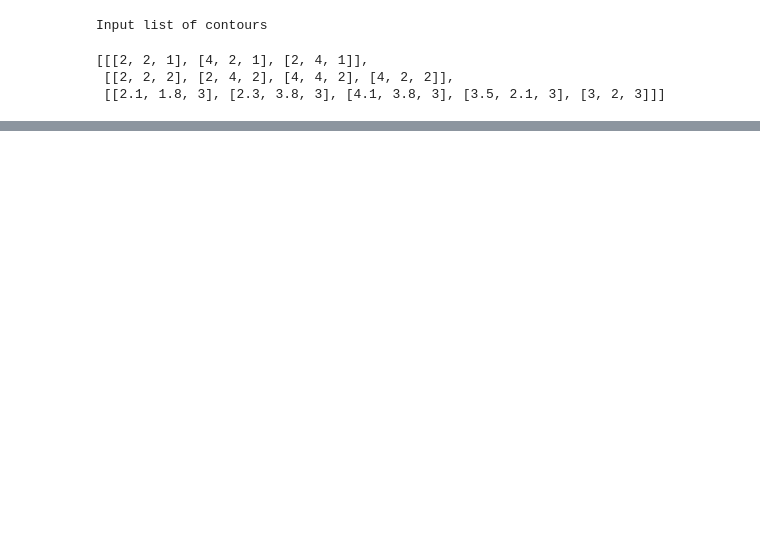
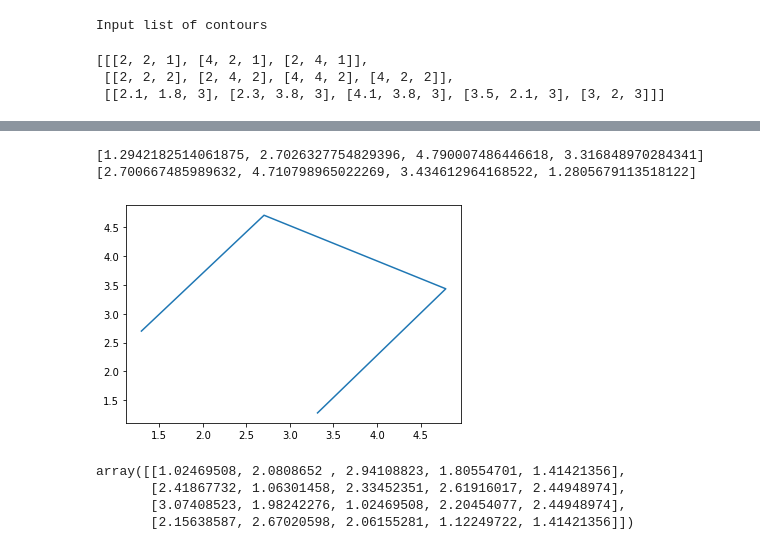
Before and after one commit to mmilch01/pymipl, a Jupyter notebook: Expand3DContour.ipynb, the cells around one changed output, grey strips where cells are left out. Drawn from its saved outputs; the diff is of its cells as text; code cells hidden in the pictures; blank space fills up the shorter version.

```diff
--- a/Expand3DContour.ipynb
+++ b/Expand3DContour.ipynb
@@ -99,0 +144,13 @@ List of output normals
+# %%
+show_contour(c_out[1])
+# %% [output]
+[1.2942182514061875, 2.7026327754829396, 4.790007486446618, 3.316848970284341]
+[2.700667485989632, 4.710798965022269, 3.434612964168522, 1.2805679113518122]
+[figure, added]
+# %%
+cdist(c[1],c[2])
+# %% [output]
+array([[1.02469508, 2.0808652 , 2.94108823, 1.80554701, 1.41421356],
+       [2.41867732, 1.06301458, 2.33452351, 2.61916017, 2.44948974],
+       [3.07408523, 1.98242276, 1.02469508, 2.20454077, 2.44948974],
+       [2.15638587, 2.67020598, 2.06155281, 1.12249722, 1.41421356]])
```
Also changed, not shown: parts of 7 cells of this notebook.
